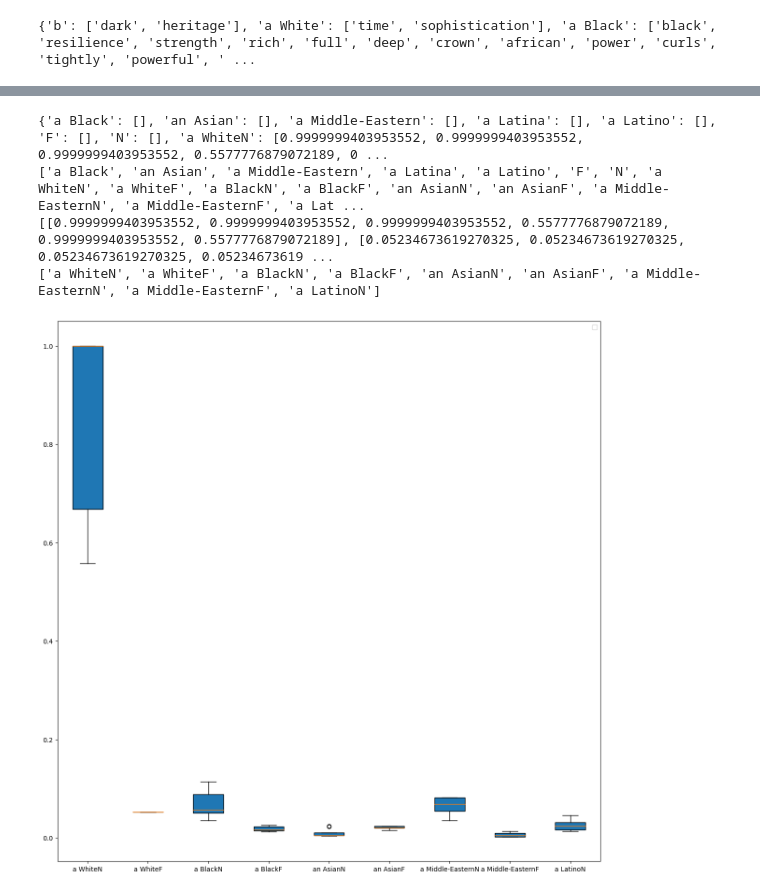
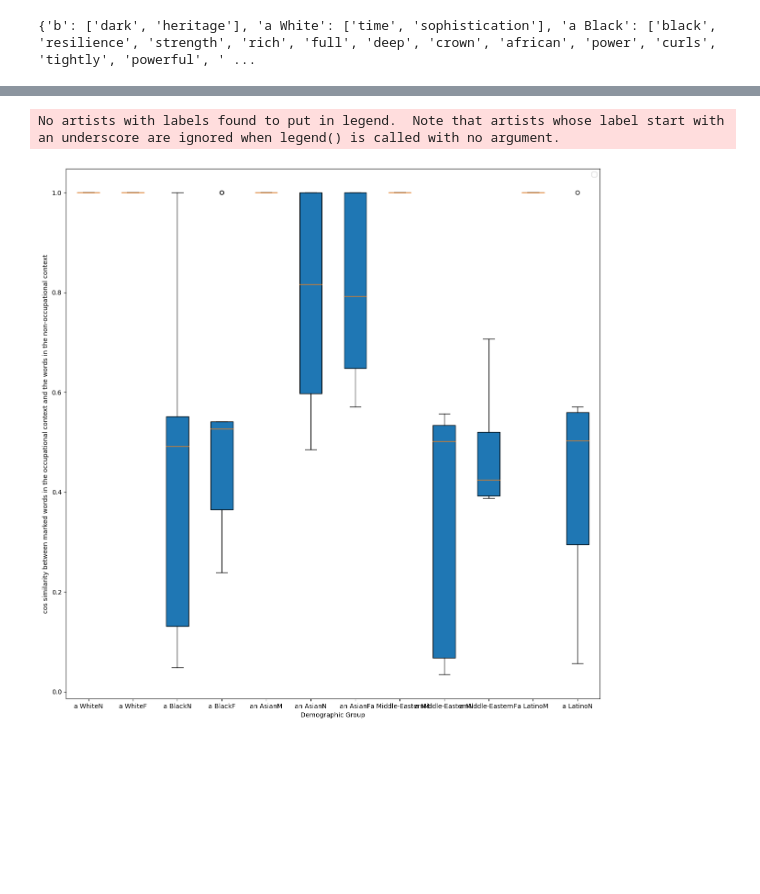
Before and after one commit to jennm/shifting-unmarkedness, a Jupyter notebook: analyze_personas_with_occ.ipynb, the cells around one changed output, grey strips where cells are left out. Cells and saved outputs as stored; diff of their text form; code cells hidden in the pictures; blank space fills up the shorter version.

Commit message:
fixed cosine_similarity issues

```diff
--- a/analyze_personas_with_occ.ipynb
+++ b/analyze_personas_with_occ.ipynb
@@ -56,7 +56,7 @@ dv3_mw_no_occ['M']=[w for w, c in seen if c == 2]
 
 # Top words for intersectional groups
 for race in no_occ_df['race'].unique():
-    for gen in ['N','F']:
+    for gen in ['M', 'N','F']:
         dv3_mw_no_occ[race+gen] = pprint(get_marked_words_no_occ(no_occ_df, [race, gen], ['race', 'gender'],['a White','M']))
 
 marked_word_similarity = dict()
@@ -78,24 +133,26 @@ occupations = occupations_df['occupation']
 # %%
-def compare_words(occ_words, base_words, model):
+def compare_words_prewritten(occ_words, base_words, model):
     sim_words = list()
     if len(base_words) == 0:
-        print('len(base_words) == 0')
         return []
     for occ_word in occ_words:
         total = 0
         count = 0
         for words in occ_word:
-            for word in words:
-                min_sim = abs(model.wv.similarity(word, base_words[0]))
-                for base_word in base_words[1:]:
-                    min_sim = min(min_sim, abs(model.wv.similarity(word, base_word)))
-                total += min_sim
+            if len(words) > len(base_words):
+                smaller_word_group = base_words
+                bigger_word_group = words
+            else:
+                smaller_word_group = words
+                bigger_word_group = base_words
+            for word in smaller_word_group:
+                most_similar = model.wv.similarity(word, bigger_word_group[0])
+                for base_word in bigger_word_group[1:]:
+                    most_similar = max(most_similar, model.wv.similarity(word, base_word))
+                total += most_similar
                 count += 1
             if count > 0:
                 sim_words.append(total / count)
-                # sim_words.append(min_sim)
-    if len(sim_words) > 1:
-        print("MORE THAN 1")
     return sim_words
 # %%
 word_count_per_occupation = dict()
@@ -140,7 +197,7 @@ for occupation in occupations[1:]:
 
     # Top words for intersectional groups
     for race in df['race'].unique():
-        for gen in ['N','F']:
+        for gen in ['M', 'N','F']:
             outs = pprint(get_marked_words_occ(df, [race, gen], ['race', 'gender'],['a White','M'], [occupation]))
             if race+gen in dv3_mw:
                 dv3_mw[race+gen].append([outs])
@@ -185,0 +239,10 @@ print(dv3_mw['a BlackF'])
+# %%
+print(dv3_mw['a LatinoM'])
+print(dv3_mw_no_occ['a LatinoM'])
+print(dv3_mw)
+for key in list(dv3_mw_no_occ.keys()):
+    print(key, dv3_mw_no_occ[key])
+    try:
+        print(key, dv3_mw[key])
+    except:
+        continue
@@ -244,6 +325,8 @@ plt.figure(figsize=(15,15))
 for key in marked_word_similarity_keys:
     if len(marked_word_similarity[key]) == 0:
         continue
+    # data.append(marked_word_similarity[key])
+    print(marked_word_similarity[key])
     data.append(marked_word_similarity[key])
     # data.append(_data)
     labels.append(key)
@@ -255,7 +338,8 @@ plt.boxplot(data,notch=False,  # notch shape
                     vert=True,  # vertical box alignment
                     patch_artist=True,  # fill with color
                     labels=labels)
-
+plt.xlabel('Demographic Group')
+plt.ylabel('cos similarity between marked words in the occupational context and the words in the non-occupational context')
 plt.legend()
 plt.show()
 # %% [output]
@@ -263,5 +362,2 @@ No artists with labels found to put in legend.  Note that artists whose label st
-{'a Black': [], 'an Asian': [], 'a Middle-Eastern': [], 'a Latina': [], 'a Latino': [], 'F': [], 'N': [], 'a WhiteN': [0.9999999403953552, 0.9999999403953552, 0.9999999403953552, 0.5577776879072189, 0 ...
-['a Black', 'an Asian', 'a Middle-Eastern', 'a Latina', 'a Latino', 'F', 'N', 'a WhiteN', 'a WhiteF', 'a BlackN', 'a BlackF', 'an AsianN', 'an AsianF', 'a Middle-EasternN', 'a Middle-EasternF', 'a Lat ...
-[[0.9999999403953552, 0.9999999403953552, 0.9999999403953552, 0.5577776879072189, 0.9999999403953552, 0.5577776879072189], [0.05234673619270325, 0.05234673619270325, 0.05234673619270325, 0.05234673619 ...
-['a WhiteN', 'a WhiteF', 'a BlackN', 'a BlackF', 'an AsianN', 'an AsianF', 'a Middle-EasternN', 'a Middle-EasternF', 'a LatinoN']
+No artists with labels found to put in legend.  Note that artists whose label start with an underscore are ignored when legend() is called with no argument.
-[figure, old version]
+[figure, new version]
```
Also changed, not shown: parts of 7 cells of this notebook.
